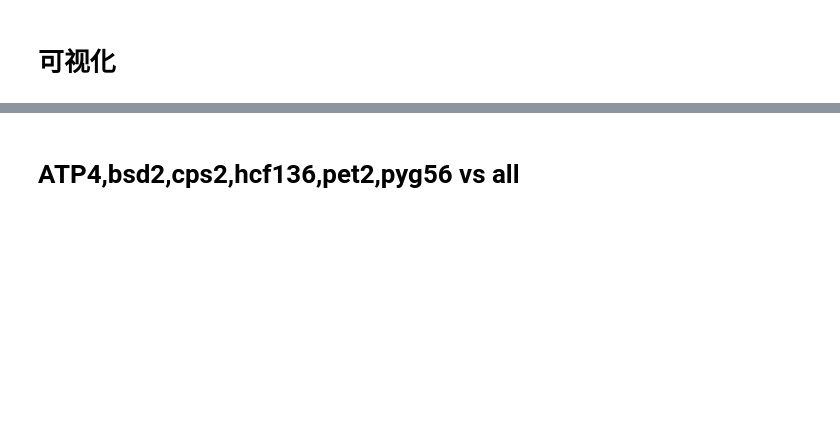
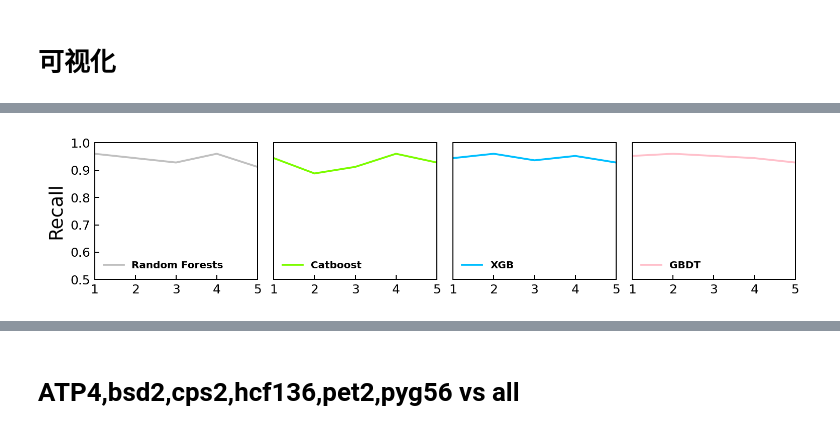
Before and after one commit to supermanwasd/PGD-A-Machine-Learning-based-Photosynthetic-related-Gene-Detection-approach, a Jupyter notebook: 3.model_Construct.ipynb, the cells around one changed output, grey strips where cells are left out. Drawn from its saved outputs; the diff is of its cells as text; code cells hidden in the pictures; blank space fills up the shorter version.

```diff
--- a/3.model_Construct.ipynb
+++ b/3.model_Construct.ipynb
@@ -169,22 +172,25 @@ bestIteration = 1
 # %% [markdown]
 # Random Forests
 # %%
-kfold = StratifiedKFold(n_splits=5, random_state=1024, shuffle=False).split(df_data[feat],df_data["ps"])
+kfold = StratifiedKFold(n_splits=5, random_state=1024, shuffle=True).split(df_data[feat],df_data["ps"])
 RandomForest_answer = []
+RandomForest_answer_recall = []
 for fold, (train_idx, valid_idx) in enumerate(kfold):
     X_train, y_train = df_data[feat].iloc[train_idx], df_data["ps"].iloc[train_idx]
     X_valid, y_valid = df_data[feat].iloc[valid_idx], df_data["ps"].iloc[valid_idx]
 
-    XX_valid,test_X,yy_valid,test_y = train_test_split(X_valid,y_valid,
-                                                     test_size=0.5,random_state=2020)
+    #XX_valid,test_X,yy_valid,test_y = train_test_split(X_valid,y_valid,
+    #                                                test_size=0.5,random_state=2020)
 
 
-    model = RandomForestClassifier(n_estimators=100, random_state=2020)
+    model = RandomForestClassifier(n_estimators=50, random_state=2020)
 
     clf = model.fit(X_train,y_train)
-    predict_prob_y = clf.predict(test_X)
-    fpr, tpr, thresholds = metrics.roc_curve(test_y,predict_prob_y)
+    predict_prob_y = clf.predict(X_valid)
+    fpr, tpr, thresholds = metrics.roc_curve(y_valid,predict_prob_y)
     test_auc = metrics.auc(fpr, tpr)
+    d = metrics.recall_score(y_valid, predict_prob_y, average='micro')
     RandomForest_answer.append(test_auc)
+    RandomForest_answer_recall.append(d)
     print(test_auc)
 # %% [output]
@@ -324,3 +335,46 @@ plt.show()
+# %%
+fig = plt.figure(figsize=(10,2),dpi=180)
+# 创建子图1
+x=[1,2,3,4,5]
+sub1 = fig.add_subplot(1,4,1)
+plt.ylabel("Recall",{"size":15})
+plt.tick_params(direction='in')
+plt.ylim((0.5, 1))
+plt.xlim((1, 5))
+sub1.plot(x,RandomForest_answer_recall,label ="Random Forests", color='silver')
+plt.legend(loc='lower left',fontsize='small',frameon=False,prop={"size":8,'weight':"bold"})
+
+#创建子图2
+sub3 = fig.add_subplot(1,4,2)
+plt.ylim((0.5, 1))
+plt.xlim((1, 5))
+plt.tick_params(direction='in')
+plt.yticks([])  #去掉y轴
+sub3.plot(x,catboost_answer_recall,label ="Catboost", color='lawngreen')
+plt.legend(loc='lower left',fontsize='small',frameon=False,prop={"size":8,'weight':"bold"})
+
+#创建子图3
+sub4 = fig.add_subplot(1,4,3)
+plt.ylim((0.5, 1))
+plt.xlim((1, 5))
+plt.tick_params(direction='in')
+plt.yticks([])  #去掉y轴
+sub4.plot(x,xgb_answer_recall,label ="XGB", color='deepskyblue')
+plt.legend(loc='lower left',fontsize='small',frameon=False,prop={"size":8,'weight':"bold"})
+
+#创建子图4
+sub5 = fig.add_subplot(1,4,4)
+plt.yticks([])  #去掉y轴
+plt.ylim((0.5, 1))
+plt.xlim((1, 5))
+plt.tick_params(direction='in')
+sub5.plot(x,lgb_answer_recall,label ="GBDT", color='pink')
+plt.legend(loc='lower left',fontsize='small',frameon=False,prop={"size":8,'weight':"bold"})
+
+plt.subplots_adjust(hspace=0.4,wspace=0.1)
+plt.show()
+# %% [output]
+[figure, added]
 # %%
 RandomForest_answer
 # %% [output]
```
Also changed, not shown: parts of 30 cells of this notebook, 4 other files.
